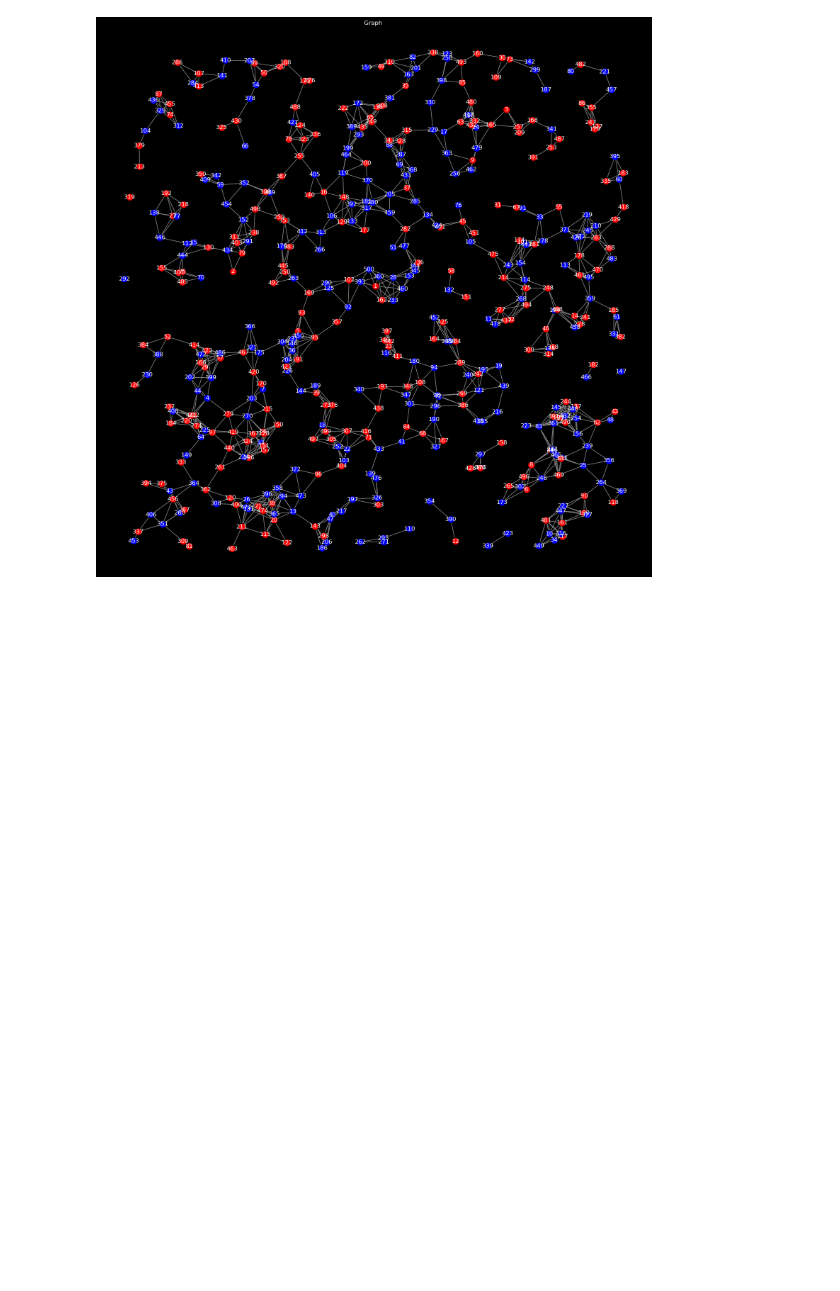
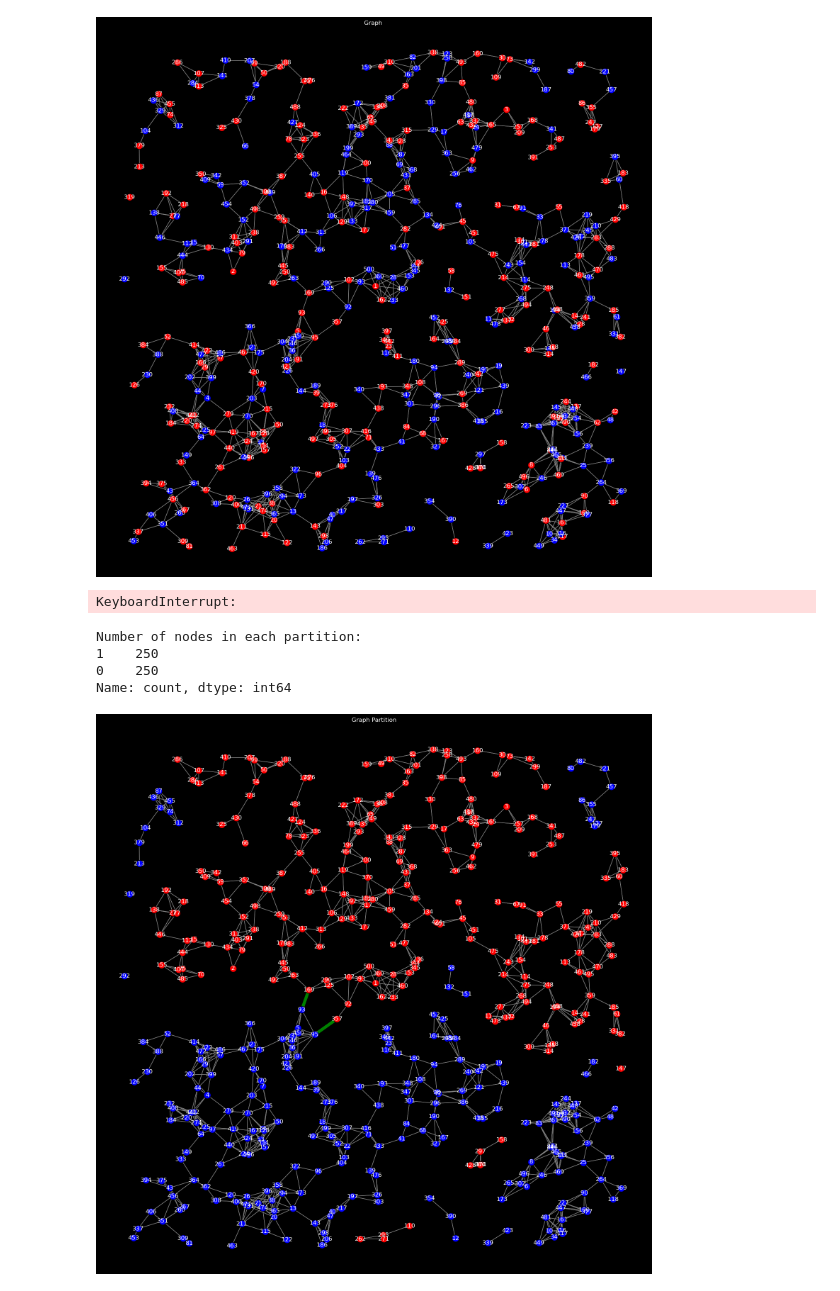
Before and after one commit to Cem-Kaya/Evo_Comp_Assignment_2, a Jupyter notebook: nb.ipynb, the cells around one changed output. Saved outputs shown, nothing was run; the diff lists cells and outputs as text; code cells hidden in the pictures; blank space fills up the shorter version.

Commit message:
added pickle off the best solution cut size 2

```diff
--- a/nb.ipynb
+++ b/nb.ipynb
@@ -44,0 +75,43 @@ draw_graph(graph,(20, 20))  # Draw it
+# %%
+graph_filename = "Graph500.txt"
+pop_size = 500
+max_iterations = 300
+random_seed = 42
+
+# Run the GLS
+gls = GLS(
+    graph_filename=graph_filename,
+    pop_size=pop_size,
+    max_iterations=max_iterations,
+    random_seed=random_seed
+)
+best_cut = gls.run_gls()
+stats = gls.get_run_statistics()
+
+print(f"GLS best cut size for pop_size={pop_size}: {best_cut}")
+print("Run statistics:")
+print(stats)
+
+best_solution = gls.best_solution
+
+#for the graph
+graph = Graph(graph_filename)
+
+#pickle the solution with time stamp
+timestamp = time.strftime("%Y%m%d-%H%M%S")
+solution_filename = f"solution_with_pop_size{pop_size}_with_iter_{max_iterations}_seed{random_seed}_{timestamp}.pkl"
+with open(solution_filename, "wb") as f:
+    pickle.dump(best_solution, f)
+    print(f"Solution saved to {solution_filename}")
+# %% [output]
+KeyboardInterrupt:
+# %%
+print("Number of nodes in each partition:")
+print(pd.Series(best_solution).value_counts())
+draw_graph(graph, best_solution, figsize=(20, 20))
+# %% [output]
+Number of nodes in each partition:
+1    250
+0    250
+Name: count, dtype: int64
+[figure, added]
```
Also changed, not shown: parts of 5 cells of this notebook, 4 other files.
